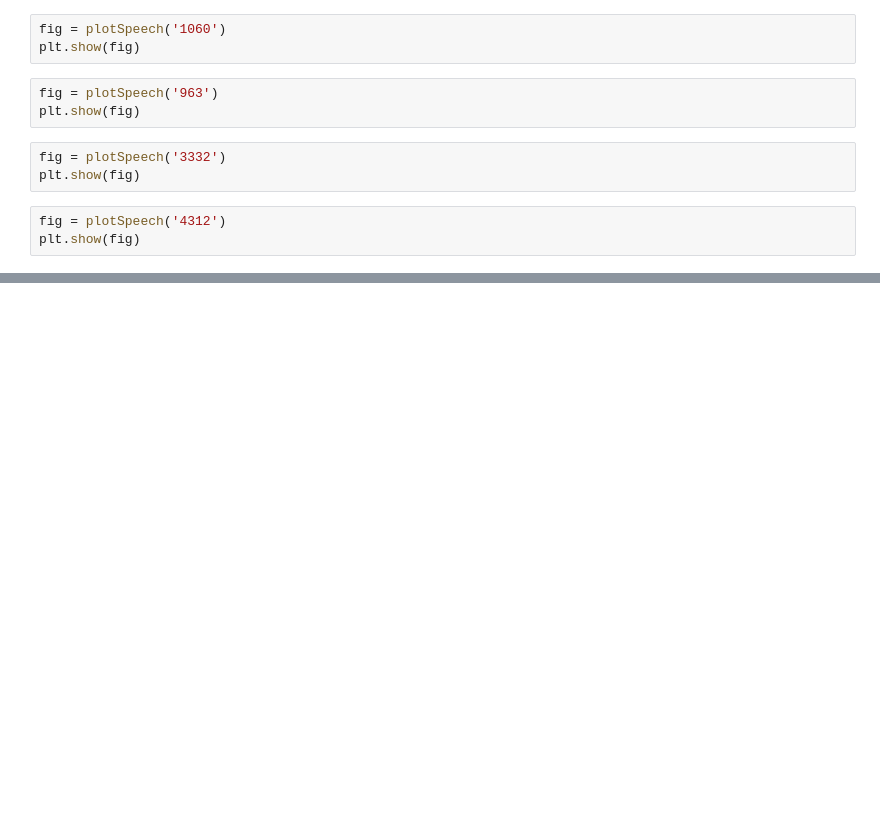
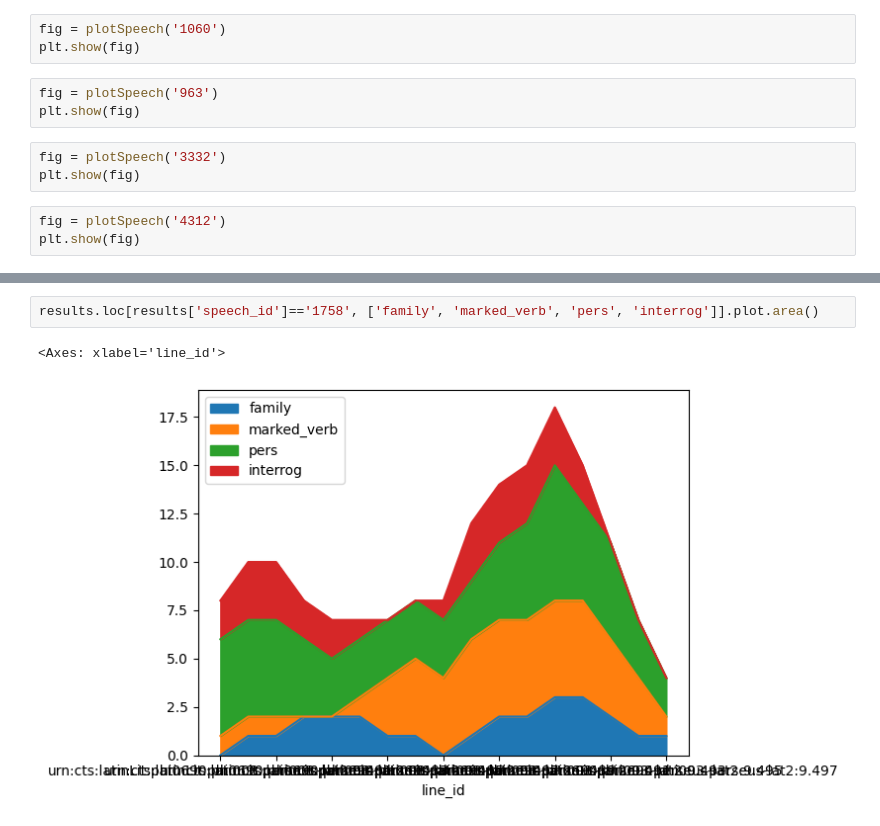
Before and after one commit to cwf2/dices-mta, a Jupyter notebook: Mother speech.ipynb, the cells around one changed output, grey strips where cells are left out. Saved outputs shown, nothing was run; the diff lists cells and outputs as text; blank space fills up the shorter version.

```diff
--- a/Mother speech.ipynb
+++ b/Mother speech.ipynb
@@ -415,0 +404,5 @@ plt.show(fig)
+# %%
+results.loc[results['speech_id']=='1758', ['family', 'marked_verb', 'pers', 'interrog']].plot.area()
+# %% [output]
+<Axes: xlabel='line_id'>
+[figure, added]
```
Also changed, not shown: parts of 33 cells of this notebook, 4 other files.
